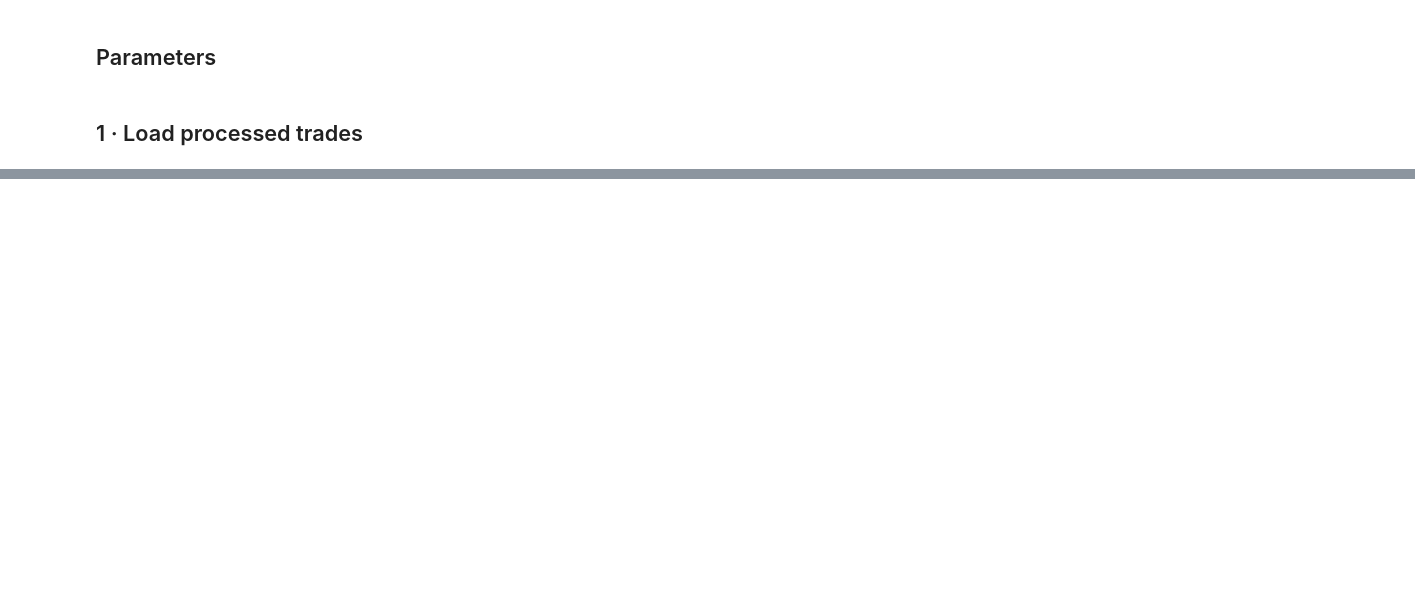
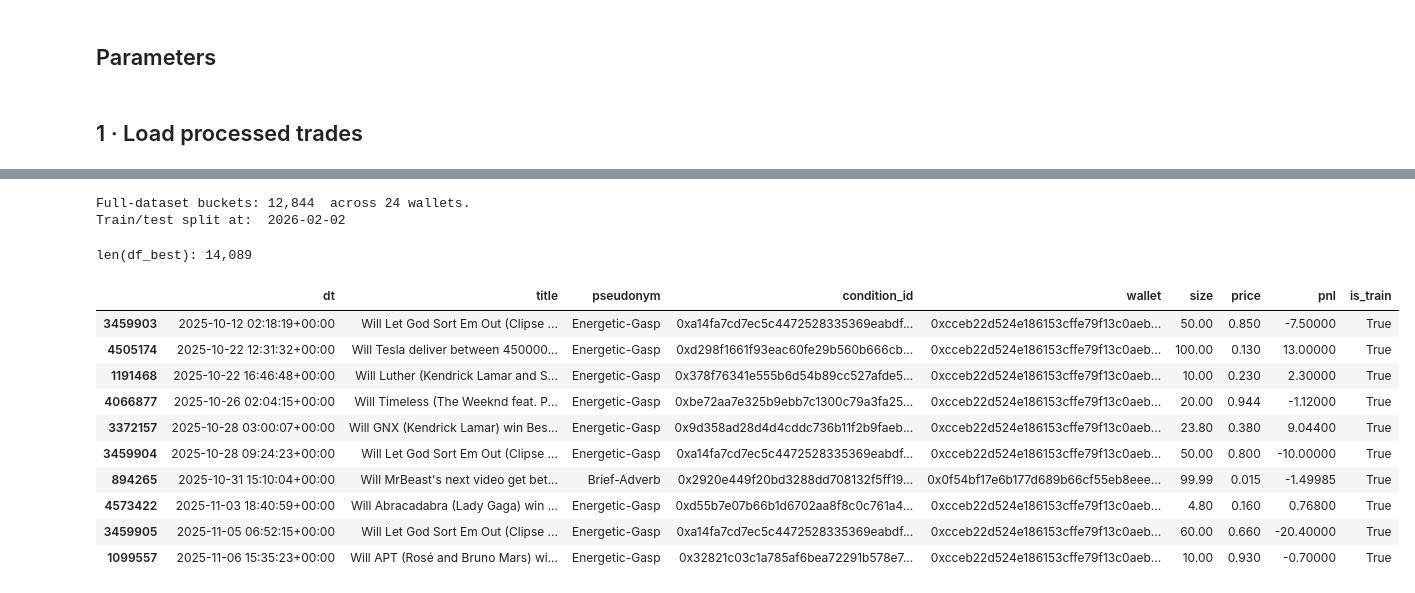
Before and after one commit to vobornij/polymarket, a Jupyter notebook: notebooks/profitable_wallet_analysis.ipynb, the cells around one changed output, grey strips where cells are left out. Cells and saved outputs as stored; diff of their text form; code cells hidden in the pictures; blank space fills up the shorter version.

```diff
--- a/notebooks/profitable_wallet_analysis.ipynb
+++ b/notebooks/profitable_wallet_analysis.ipynb
@@ -239 +480,21 @@ wallet_vol[wallet_vol['num_buckets'] >= 2].sort_values("num_buckets").head(10)
+# %%
+import plotly.express as px
+
+# ── full-dataset buckets (train + test) for best wallets ─────────────────────
+df_best = df[df["wallet"].isin(best_wallet_set)].copy()
+df_best["dt_floored"] = df_best["dt"].dt.floor("5min")
+buckets_full = (
+    df_best.groupby(["wallet", "dt_floored", "condition_id"], sort=False)
+    .agg(notional=("notional", "sum"), pnl=("pnl", "sum"))
+    .reset_index()
+)
+buckets_full = buckets_full[buckets_full["notional"] > 0].copy()
+
+split_line = pd.Timestamp(END_DATE_TRAIN, tz="UTC") + pd.Timedelta(days=1)
+
+print(f"Full-dataset buckets: {len(buckets_full):,}  across {buckets_full['wallet'].nunique():,} wallets.")
+print(f"Train/test split at:  {split_line.date()}")
+# %% [output]
+Full-dataset buckets: 12,844  across 24 wallets.
+Train/test split at:  2026-02-02
 # %%
@@ -285,9 +551,17 @@ fig.show(renderer='browser')
 # %%
-top_wallet_set = set(filtered_wallets['wallet'])
-
-top_wallet_df=df[df['wallet'].isin(top_wallet_set)]
-
-print(f"len(top_wallet_df): {len(top_wallet_df):}")
-
-top_wallet_df[['dt', 'title', 'pseudonym', 'condition_id', 'wallet', 'size', 'price', 'pnl']].sort_values('dt').head(10)
+print(f"len(df_best): {len(df_best):,}")
+df_best[['dt', 'title', 'pseudonym', 'condition_id', 'wallet', 'size', 'price', 'pnl', 'is_train']].sort_values('dt').head(10)
+# %% [output]
+len(df_best): 14,089
+|  | dt | title | pseudonym | condition_id | wallet | size | price | pnl | is_train |
+| 3459903 | 2025-10-12 02:18:19+00:00 | Will Let God Sort Em Out (Clipse ... | Energetic-Gasp | 0xa14fa7cd7ec5c4472528335369eabdf... | 0xcceb22d524e186153cffe79f13c0aeb... | 50.00 | 0.850 | -7.50000 | True |
+| 4505174 | 2025-10-22 12:31:32+00:00 | Will Tesla deliver between 450000... | Energetic-Gasp | 0xd298f1661f93eac60fe29b560b666cb... | 0xcceb22d524e186153cffe79f13c0aeb... | 100.00 | 0.130 | 13.00000 | True |
+| 1191468 | 2025-10-22 16:46:48+00:00 | Will Luther (Kendrick Lamar and S... | Energetic-Gasp | 0x378f76341e555b6d54b89cc527afde5... | 0xcceb22d524e186153cffe79f13c0aeb... | 10.00 | 0.230 | 2.30000 | True |
+| 4066877 | 2025-10-26 02:04:15+00:00 | Will Timeless (The Weeknd feat. P... | Energetic-Gasp | 0xbe72aa7e325b9ebb7c1300c79a3fa25... | 0xcceb22d524e186153cffe79f13c0aeb... | 20.00 | 0.944 | -1.12000 | True |
+| 3372157 | 2025-10-28 03:00:07+00:00 | Will GNX (Kendrick Lamar) win Bes... | Energetic-Gasp | 0x9d358ad28d4d4cddc736b11f2b9faeb... | 0xcceb22d524e186153cffe79f13c0aeb... | 23.80 | 0.380 | 9.04400 | True |
+| 3459904 | 2025-10-28 09:24:23+00:00 | Will Let God Sort Em Out (Clipse ... | Energetic-Gasp | 0xa14fa7cd7ec5c4472528335369eabdf... | 0xcceb22d524e186153cffe79f13c0aeb... | 50.00 | 0.800 | -10.00000 | True |
+| 894265 | 2025-10-31 15:10:04+00:00 | Will MrBeast's next video get bet... | Brief-Adverb | 0x2920e449f20bd3288dd708132f5ff19... | 0x0f54bf17e6b177d689b66cf55eb8eee... | 99.99 | 0.015 | -1.49985 | True |
+| 4573422 | 2025-11-03 18:40:59+00:00 | Will Abracadabra (Lady Gaga) win ... | Energetic-Gasp | 0xd55b7e07b66b1d6702aa8f8c0c761a4... | 0xcceb22d524e186153cffe79f13c0aeb... | 4.80 | 0.160 | 0.76800 | True |
+| 3459905 | 2025-11-05 06:52:15+00:00 | Will Let God Sort Em Out (Clipse ... | Energetic-Gasp | 0xa14fa7cd7ec5c4472528335369eabdf... | 0xcceb22d524e186153cffe79f13c0aeb... | 60.00 | 0.660 | -20.40000 | True |
+| 1099557 | 2025-11-06 15:35:23+00:00 | Will APT (Rosé and Bruno Mars) wi... | Energetic-Gasp | 0x32821c03c1a785af6bea72291b578e7... | 0xcceb22d524e186153cffe79f13c0aeb... | 10.00 | 0.930 | -0.70000 | True |
 # %%
```
Also changed, not shown: parts of 33 cells of this notebook, 3 other files.
